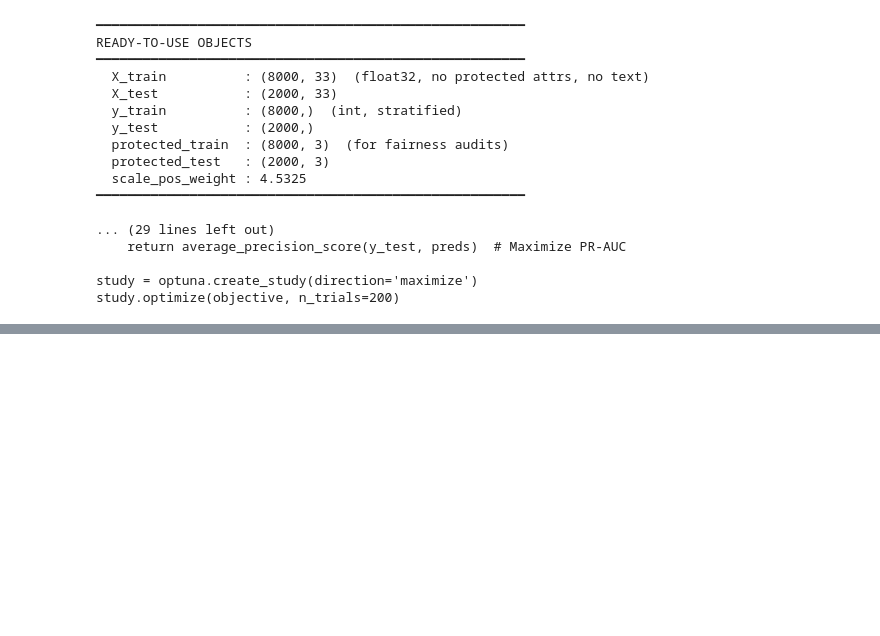
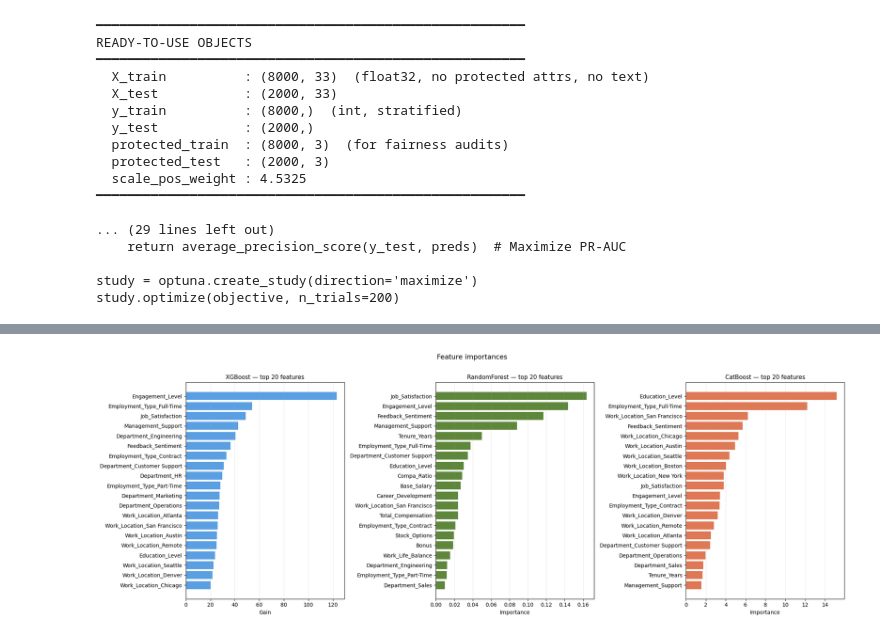
Before and after one commit to supriyakommini/hackathonxxxxx, a Jupyter notebook: HR_Attrition_XGBoost_Prep.ipynb, the cells around one changed output, grey strips where cells are left out. Cells and saved outputs as stored; diff of their text form; code cells hidden in the pictures; blank space fills up the shorter version.

```diff
--- a/HR_Attrition_XGBoost_Prep.ipynb
+++ b/HR_Attrition_XGBoost_Prep.ipynb
@@ -666,0 +1261,35 @@ study.optimize(objective, n_trials=200)
+# %%
+# ── Cell 18 | Feature importance ────────────────────────────────────────────
+TOP_N = 20
+feature_names = X_train_sm.columns.tolist()
+
+fig, axes = plt.subplots(1, 3, figsize=(20, 7))
+colors = {"XGBoost": "#378ADD", "RandomForest": "#3B6D11", "CatBoost": "#D85A30"}
+
+for ax, (name, model) in zip(axes, models_dict.items()):
+
+    if name == "XGBoost":
+        imp = model.get_booster().get_score(importance_type="gain")
+        imp_series = pd.Series(imp).reindex(feature_names).fillna(0)
+
+    elif name == "RandomForest":
+        imp_series = pd.Series(model.feature_importances_, index=feature_names)
+
+    elif name == "CatBoost":
+        imp_series = pd.Series(
+            model.get_feature_importance(),
+            index=feature_names,
+        )
+
+    top = imp_series.nlargest(TOP_N).sort_values()
+    ax.barh(top.index, top.values, color=colors[name], alpha=0.82)
+    ax.set_title(f"{name} — top {TOP_N} features", fontsize=11)
+    ax.set_xlabel("Importance" if name != "XGBoost" else "Gain")
+    ax.grid(axis="x", alpha=0.25)
+
+plt.suptitle("Feature importances", fontsize=13, y=1.01)
+plt.tight_layout()
+plt.savefig(OUTPUT_DIR / "feature_importances.png", dpi=150, bbox_inches="tight")
+plt.show()
+# %% [output]
+[figure, added]
```
Also changed, not shown: parts of 11 cells of this notebook, 18 other files.
